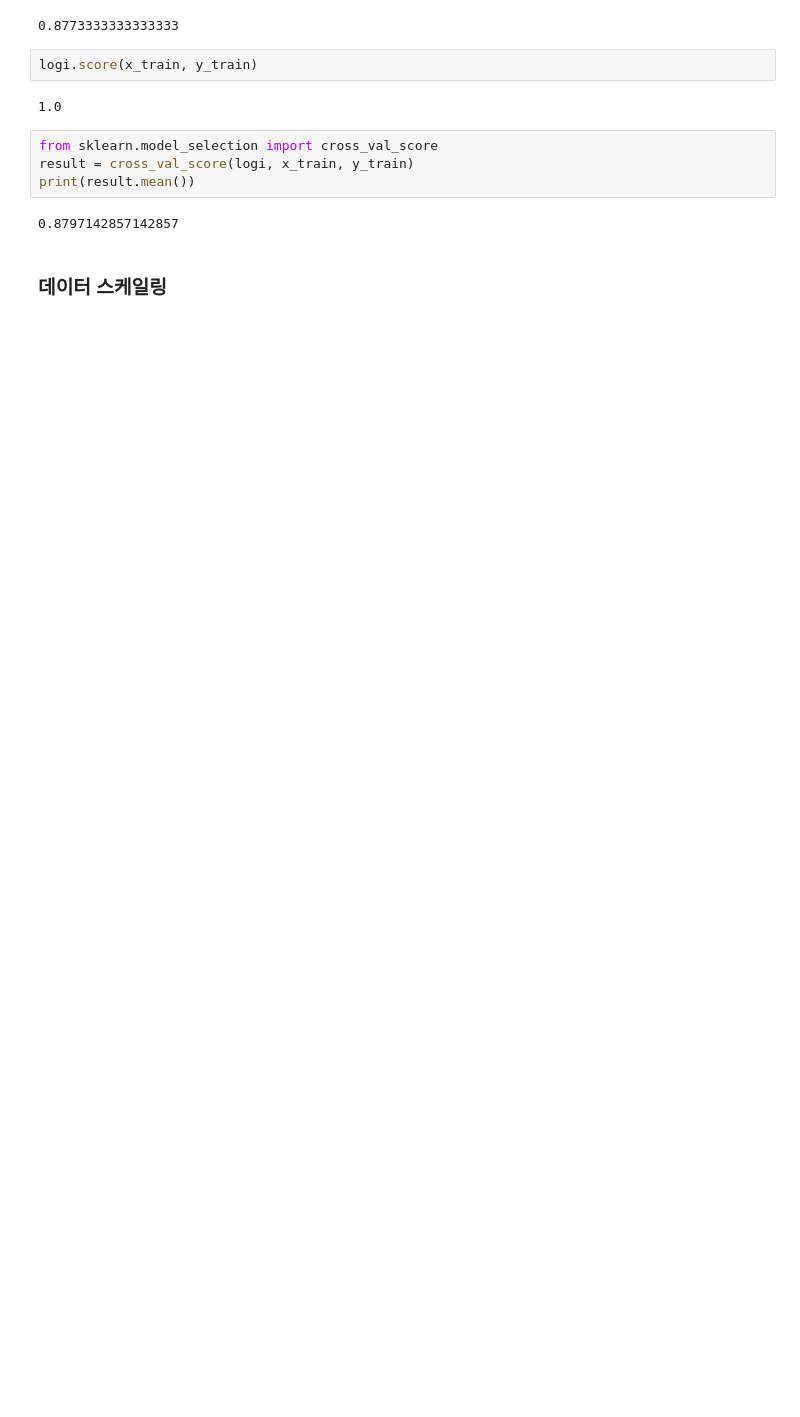
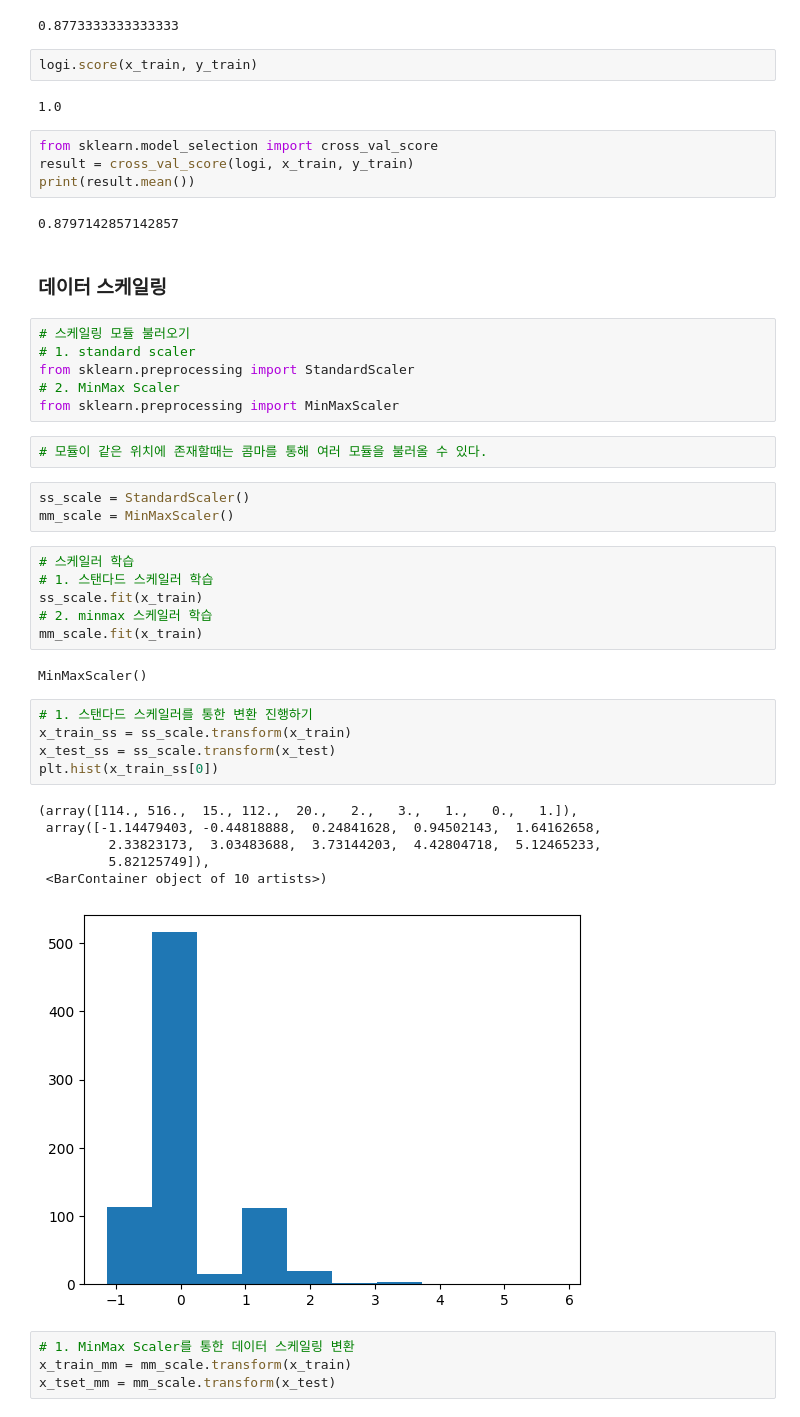
Before and after one commit to yoonjae97/bigdata_service_developer_class, a Jupyter notebook: ml/ex07 로지스틱 회귀를 이용한 손글씨 분류 실습.ipynb, the cells around one changed output. Drawn from its saved outputs; the diff is of its cells as text; blank space fills up the shorter version.

```diff
--- a/ml/ex07 로지스틱 회귀를 이용한 손글씨 분류 실습.ipynb
+++ b/ml/ex07 로지스틱 회귀를 이용한 손글씨 분류 실습.ipynb
@@ -99,3 +92,38 @@ print(result.mean())
 0.8797142857142857
 # %% [markdown]
 ### 데이터 스케일링
+# %%
+# 스케일링 모듈 불러오기
+# 1. standard scaler
+from sklearn.preprocessing import StandardScaler
+# 2. MinMax Scaler
+from sklearn.preprocessing import MinMaxScaler
+# %%
+# 모듈이 같은 위치에 존재할때는 콤마를 통해 여러 모듈을 불러올 수 있다.
+# %%
+ss_scale = StandardScaler()
+mm_scale = MinMaxScaler()
+# %%
+# 스케일러 학습
+# 1. 스탠다드 스케일러 학습
+ss_scale.fit(x_train)
+# 2. minmax 스케일러 학습
+mm_scale.fit(x_train)
+# %% [output]
+MinMaxScaler()
+# %%
+# 1. 스탠다드 스케일러를 통한 변환 진행하기
+x_train_ss = ss_scale.transform(x_train)
+x_test_ss = ss_scale.transform(x_test)
+plt.hist(x_train_ss[0])
+# %% [output]
+(array([114., 516.,  15., 112.,  20.,   2.,   3.,   1.,   0.,   1.]),
+ array([-1.14479403, -0.44818888,  0.24841628,  0.94502143,  1.64162658,
+         2.33823173,  3.03483688,  3.73144203,  4.42804718,  5.12465233,
+         5.82125749]),
+ <BarContainer object of 10 artists>)
+[figure, added]
+# %%
+# 1. MinMax Scaler를 통한 데이터 스케일링 변환
+x_train_mm = mm_scale.transform(x_train)
+x_tset_mm = mm_scale.transform(x_test)
```
Also changed, not shown: parts of 19 cells of this notebook, 23 other files.
